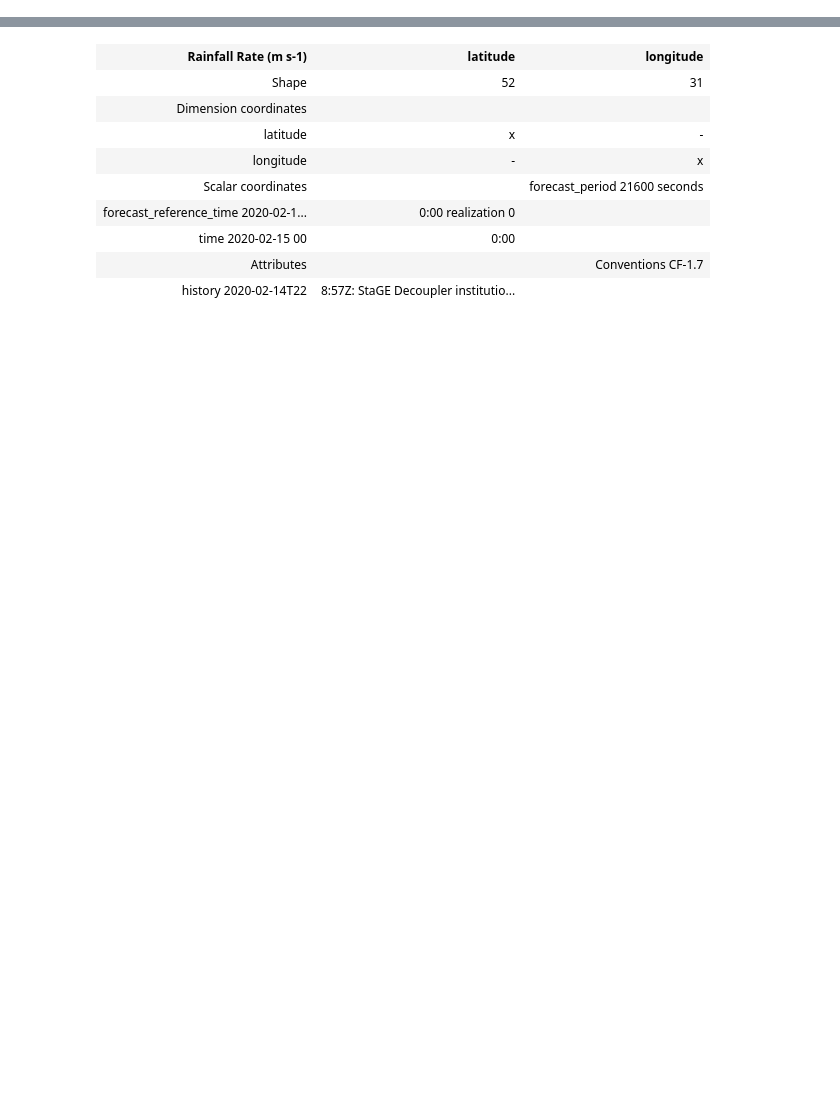
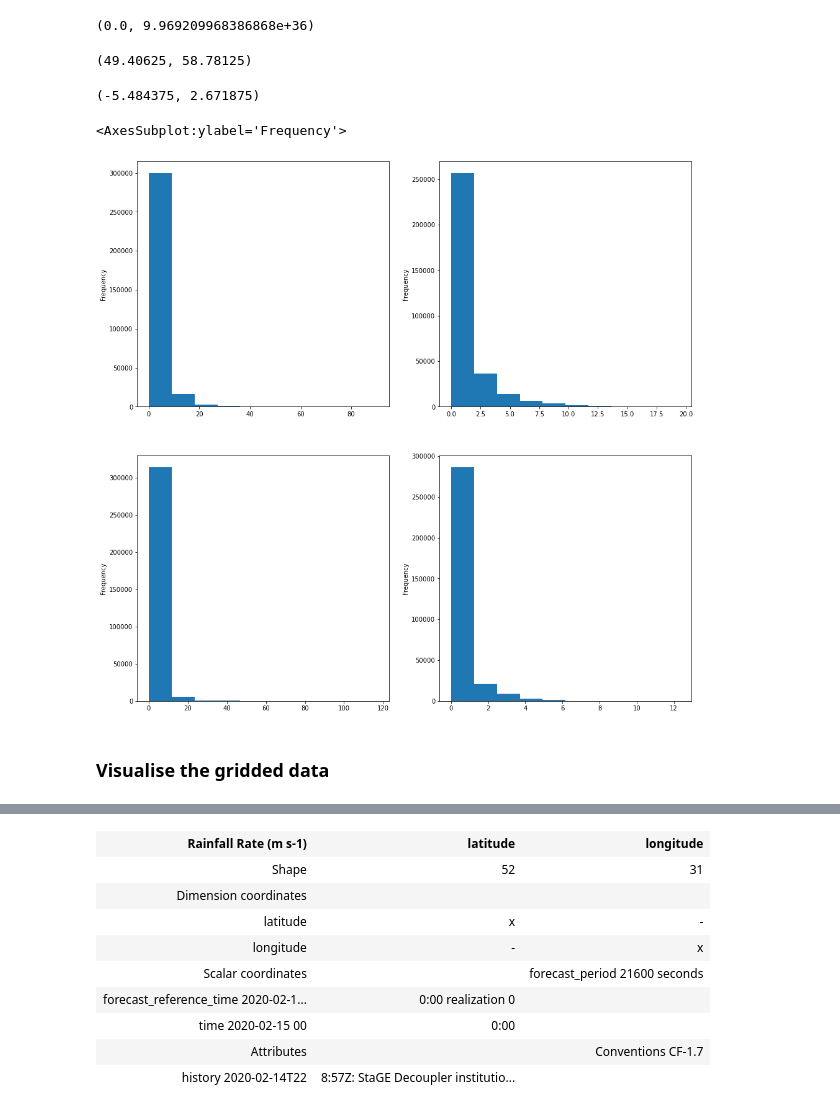
Before and after one commit to informatics-lab/precip_rediagnosis, a Jupyter notebook: data_prep/prd_data_verification.ipynb, the cells around one changed output, grey strips where cells are left out. Cells and saved outputs as stored; diff of their text form; code cells hidden in the pictures; blank space fills up the shorter version.

```diff
--- a/data_prep/prd_data_verification.ipynb
+++ b/data_prep/prd_data_verification.ipynb
@@ -50,0 +158,27 @@ True
+# %%
+prd_merged_df['radar_max_rain_instant'].min(), prd_merged_df['radar_max_rain_instant'].max()
+# %% [output]
+(0.0, 9.969209968386868e+36)
+# %%
+prd_merged_df['latitude'].min(), prd_merged_df['latitude'].max()
+# %% [output]
+(49.40625, 58.78125)
+# %%
+prd_merged_df['longitude'].min(), prd_merged_df['longitude'].max()
+# %% [output]
+(-5.484375, 2.671875)
+# %%
+fig1 = matplotlib.pyplot.figure(figsize=(16,16))
+ax1 = fig1.add_subplot(2,2,1)
+prd_merged_df['radar_max_rain_aggregate_3hr'].plot.hist(ax=ax1)
+ax1 = fig1.add_subplot(2,2,2)
+prd_merged_df['radar_mean_rain_aggregate_3hr'].plot.hist(ax=ax1)
+ax1 = fig1.add_subplot(2,2,3)
+prd_merged_df['radar_max_rain_instant'].plot.hist(ax=ax1)
+ax1 = fig1.add_subplot(2,2,4)
+prd_merged_df['radar_mean_rain_instant'].plot.hist(ax=ax1)
+# %% [output]
+<AxesSubplot:ylabel='Frequency'>
+[figure, added]
+# %% [markdown]
+### Visualise the gridded data
```
Also changed, not shown: parts of 77 cells of this notebook.
